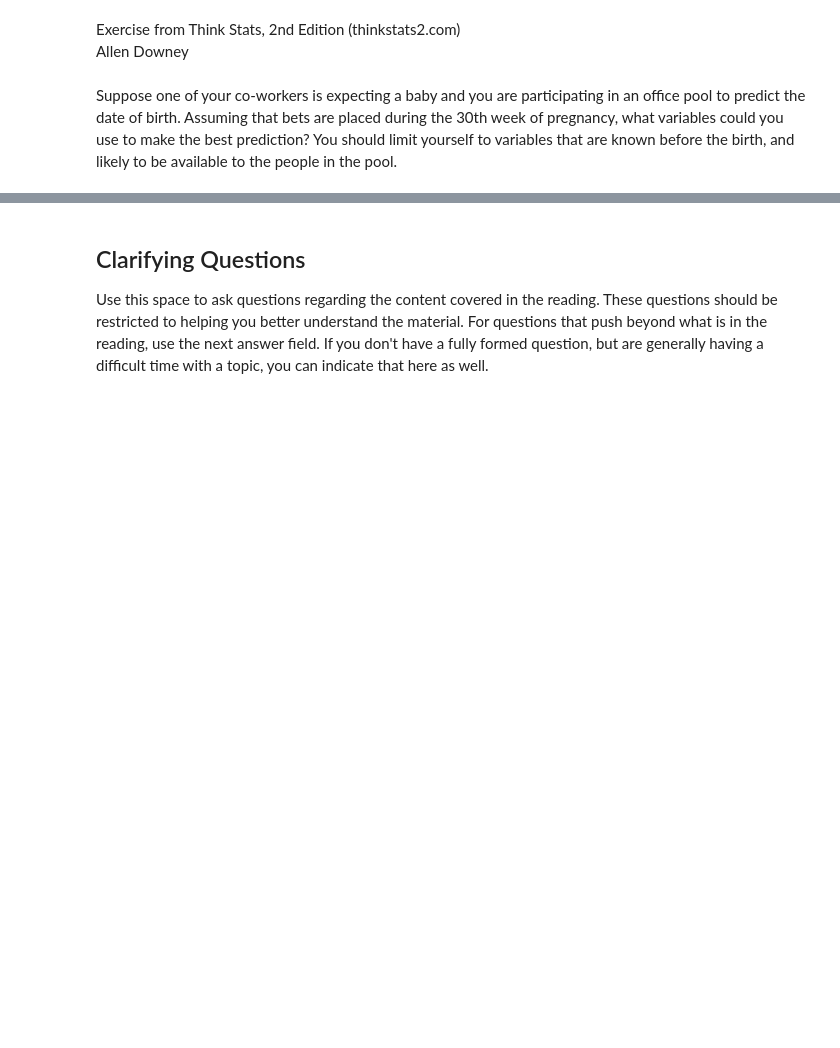
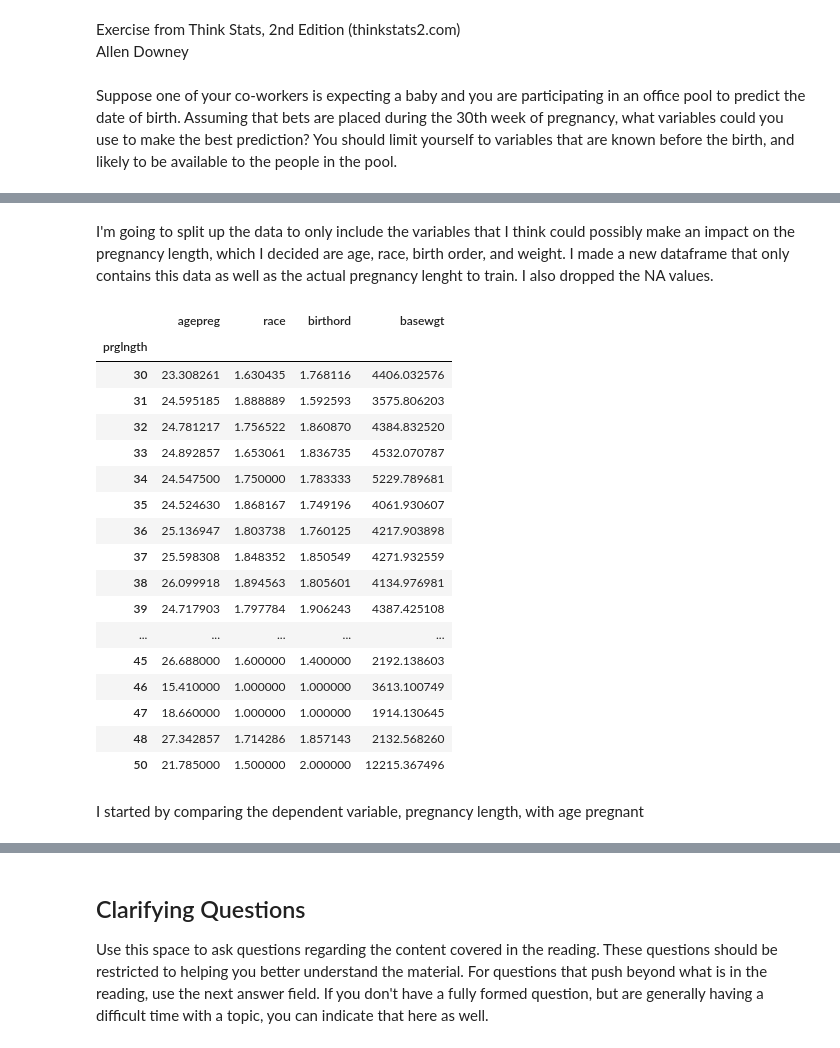
Before and after one commit to keenanzucker/DataScience16, a Jupyter notebook: ThinkStats2/chap11ex.ipynb, the cells around one changed output, grey strips where cells are left out. Cells and saved outputs as stored; diff of their text form; code cells hidden in the pictures; blank space fills up the shorter version.

```diff
--- a/ThinkStats2/chap11ex.ipynb
+++ b/ThinkStats2/chap11ex.ipynb
@@ -39,0 +40,34 @@ pregLength = df.
+# %% [markdown]
+I'm going to split up the data to only include the variables that I think could possibly make an impact on the pregnancy length, which I decided are age, race, birth order, and weight. I made a new dataframe that only contains this data as well as the actual pregnancy lenght to train. I also dropped the NA values.
+# %%
+df = df.dropna(subset=['prglngth', 'agepreg', 'race', 'birthord', 'basewgt'])
+newdf = df[['prglngth', 'agepreg', 'race', 'birthord', 'basewgt']].copy()
+
+lengths = df.prglngth
+ages = df.agepreg
+races = df.race
+orders = df.birthord
+weights = df.basewgt
+
+newdf.groupby('prglngth').mean()
+# %% [output]
+|  | agepreg | race | birthord | basewgt |
+| prglngth |  |  |  |  |
+| 30 | 23.308261 | 1.630435 | 1.768116 | 4406.032576 |
+| 31 | 24.595185 | 1.888889 | 1.592593 | 3575.806203 |
+| 32 | 24.781217 | 1.756522 | 1.860870 | 4384.832520 |
+| 33 | 24.892857 | 1.653061 | 1.836735 | 4532.070787 |
+| 34 | 24.547500 | 1.750000 | 1.783333 | 5229.789681 |
+| 35 | 24.524630 | 1.868167 | 1.749196 | 4061.930607 |
+| 36 | 25.136947 | 1.803738 | 1.760125 | 4217.903898 |
+| 37 | 25.598308 | 1.848352 | 1.850549 | 4271.932559 |
+| 38 | 26.099918 | 1.894563 | 1.805601 | 4134.976981 |
+| 39 | 24.717903 | 1.797784 | 1.906243 | 4387.425108 |
+| ... | ... | ... | ... | ... |
+| 45 | 26.688000 | 1.600000 | 1.400000 | 2192.138603 |
+| 46 | 15.410000 | 1.000000 | 1.000000 | 3613.100749 |
+| 47 | 18.660000 | 1.000000 | 1.000000 | 1914.130645 |
+| 48 | 27.342857 | 1.714286 | 1.857143 | 2132.568260 |
+| 50 | 21.785000 | 1.500000 | 2.000000 | 12215.367496 |
+# %% [markdown]
+I started by comparing the dependent variable, pregnancy length, with age pregnant
```
Also changed, not shown: parts of 11 cells of this notebook.
